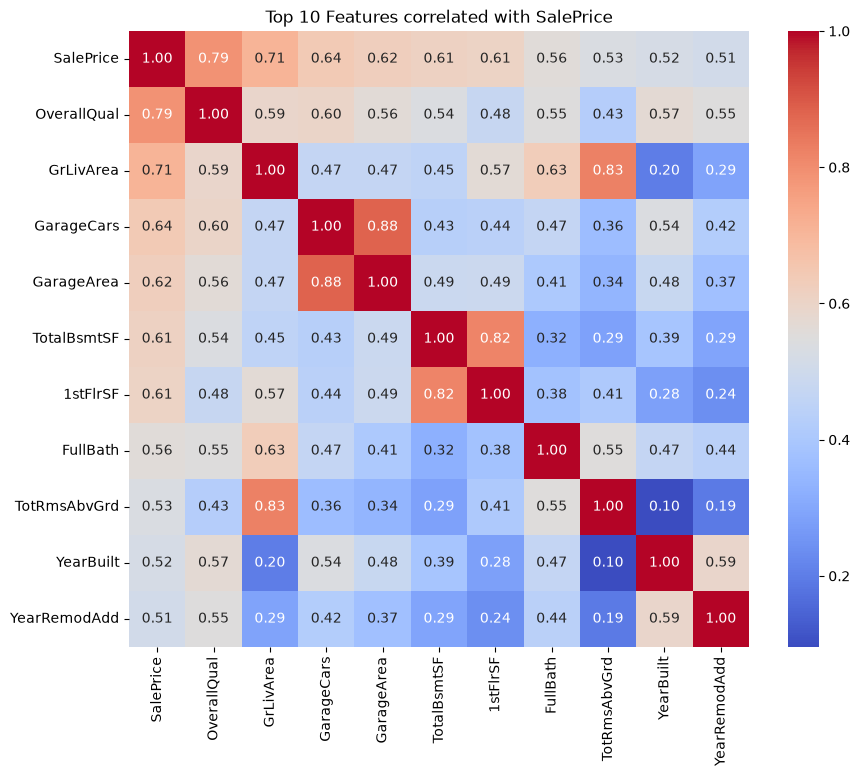
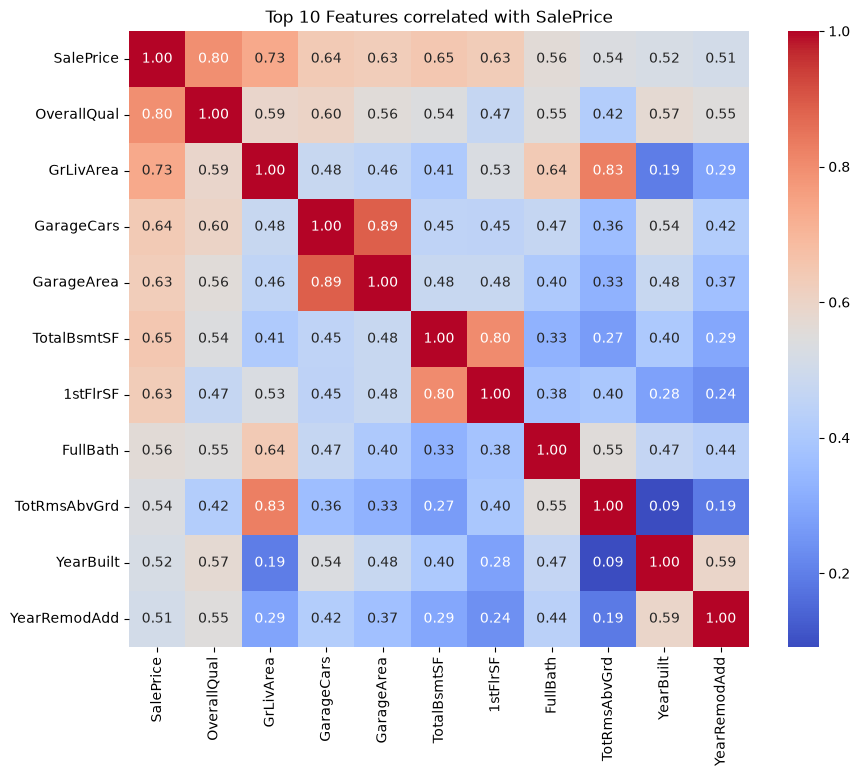
Code edit (unified diff) that turned the first committed figure into the second:
--- before
+++ after
@@ -4,3 +4,4 @@
 sns.heatmap(train[top_features].corr(),annot=True,cmap='coolwarm',fmt='.2f')
 plt.title("Top 10 Features correlated with SalePrice")
+plt.savefig('../reports/figures/correlation_heatmap.png', dpi=150, bbox_inches='tight')
 plt.show()

Commit: new commit\